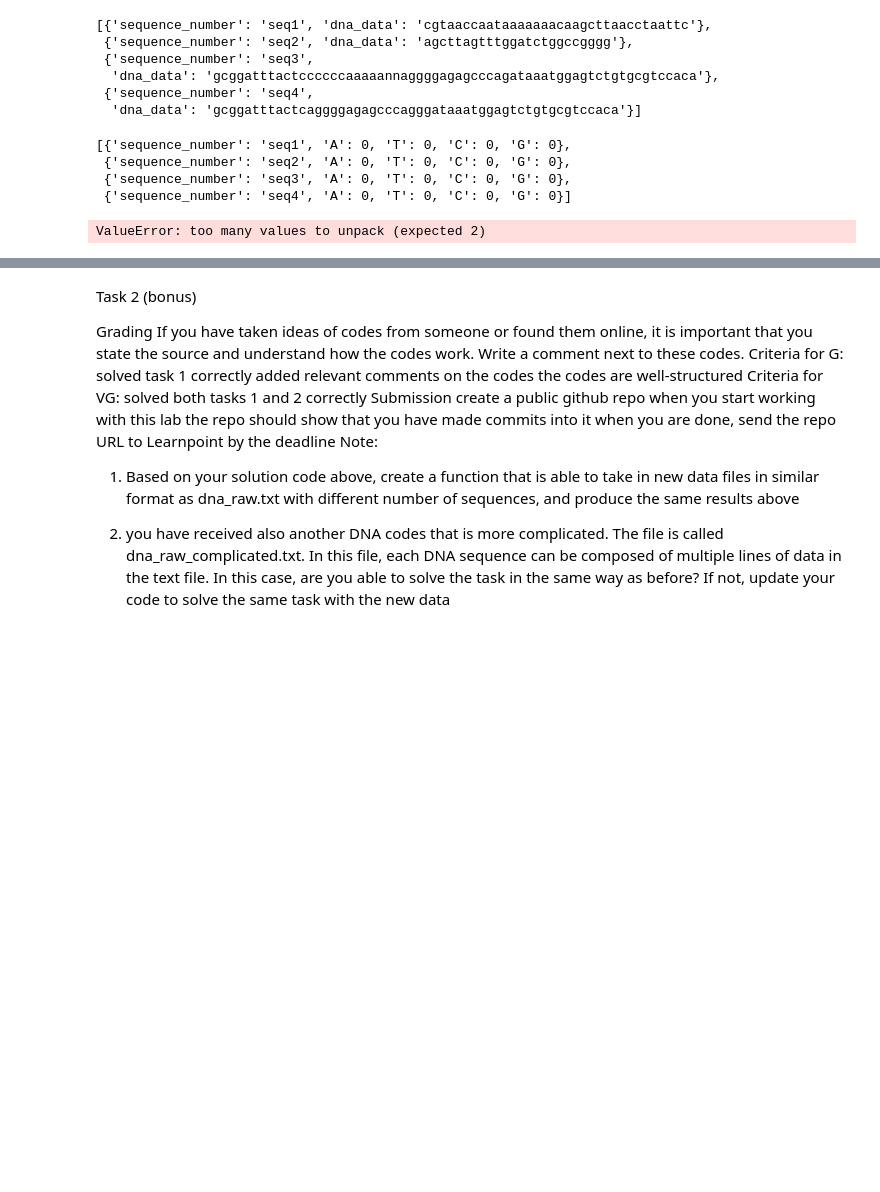
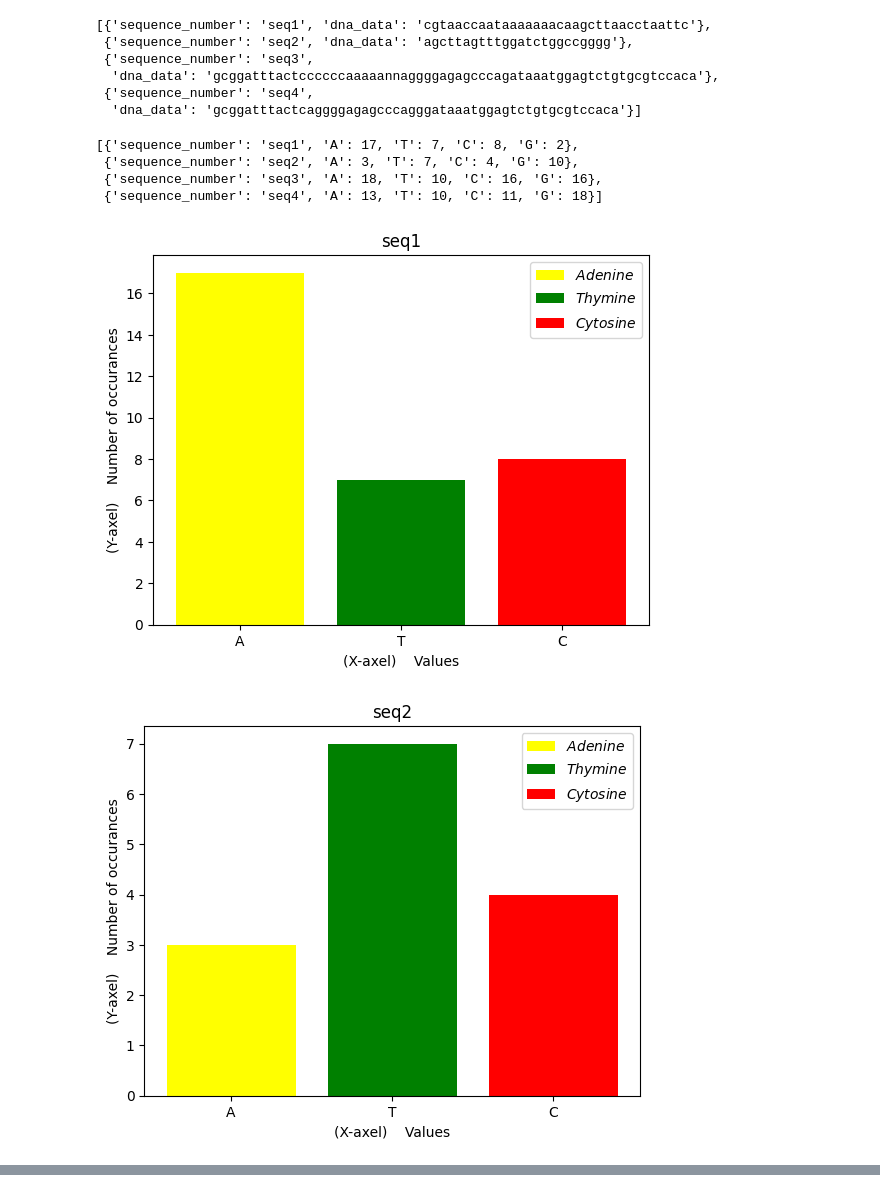
Before and after one commit to Natali-Dev/Labb_1, a Jupyter notebook: Labb_1.ipynb, the cells around one changed output, grey strips where cells are left out. Drawn from its saved outputs; the diff is of its cells as text; code cells hidden in the pictures; blank space fills up the shorter version.

Commit message:
Task 2 finished, task 1 improved

```diff
--- a/Labb_1.ipynb
+++ b/Labb_1.ipynb
@@ -89,43 +89,43 @@ for data in dict_list:                          #för varje rad/index(som en for
     seq_number = data.get("sequence_number")    #hämta nummer
     dna_data = data.get("dna_data")             #hämta datan
 
-    a = dna_data.count("a")                     #räkna hur många av varje bokstav förekommer, per varje rad
-    t = dna_data.count("t")
-    c = dna_data.count("c")
-    g = dna_data.count("g")
 
     counted_dictionary = {                      #spara i en dict, fortfarande i loopen så den sparar över för varje varv
         "sequence_number": seq_number,
-        "A": a,
-        "T": t,
-        "C": c,
-        "G": g
+        "A": dna_data.count("a"),               #räkna hur många av varje bokstav förekommer, per varje rad
+        "T": dna_data.count("t"),
+        "C": dna_data.count("c"),
+        "G": dna_data.count("g")
     }
     counted_dictionary_list.append(counted_dictionary)  #lägg till i en lista
 counted_dictionary_list
 # %% [output]
-[{'sequence_number': 'seq1', 'A': 0, 'T': 0, 'C': 0, 'G': 0},
- {'sequence_number': 'seq2', 'A': 0, 'T': 0, 'C': 0, 'G': 0},
- {'sequence_number': 'seq3', 'A': 0, 'T': 0, 'C': 0, 'G': 0},
- {'sequence_number': 'seq4', 'A': 0, 'T': 0, 'C': 0, 'G': 0}]
+[{'sequence_number': 'seq1', 'A': 17, 'T': 7, 'C': 8, 'G': 2},
+ {'sequence_number': 'seq2', 'A': 3, 'T': 7, 'C': 4, 'G': 10},
+ {'sequence_number': 'seq3', 'A': 18, 'T': 10, 'C': 16, 'G': 16},
+ {'sequence_number': 'seq4', 'A': 13, 'T': 10, 'C': 11, 'G': 18}]
 # %%
-# 3. for each sequence, graph the frequency of DNA letters for each sequence
+# # 3. for each sequence, graph the frequency of DNA letters for each sequence
 import matplotlib.pyplot as plt
+i = 0
 colors = ["yellow", "green", "red", "blue"]
-i = 0
+
 for data in counted_dictionary_list:
-    seq_number = data.get("sequence_number") #Hämta ut titeln
-    a = data.get("A")
-    t = data.get("T")
-    c = data.get("C")
-    g = data.get("G")
-    plt.title(seq_number)
-    plt.ylabel("Y-axel")
-    plt.xlabel("X-axel")
-    x = ["A", "T", "C", "G"]
-    y = [a, t, c, g]            #variablerna har värdet för varje dictionary
-    plt.bar(x, y, color=colors[i])  #byt färg på varje. kollade upp med chatgpt hur man gör det
-    plt.show()                      #kom ihåg show för att kunna visa flera fönster samtidigt, kollade upp med chatgpt hur man gör det
+    y, y1, y2, y3 = data.get("A"), data.get("T"), data.get("C"), data.get("G") #variablerna har värdet för totalsumman per bokstav för varje dictionary
+    x, x1, x2, x3 = "A", "T", "C", "G"
+
+    plt.title(data.get("sequence_number"))
+    plt.ylabel("(Y-axel)    Number of occurances")
+    plt.xlabel("(X-axel)    Values")
+    plt.bar(x,y, color = colors[0])             #X-axlarna måste vara unika för att en ny bar ska skapas!
+    plt.bar(x1,y1, color = colors[1])           #byt färg på varje. kollade upp med chatgpt hur man gör det för att hitta color =
+    plt.bar(x2,y2, color = colors[2])
+    plt.bar(x3,y3, color = colors[3])
+
+    plt.legend(["$Adenine$", "$Thymine$", "$Cytosine$", "$Guanine$"])      #Ha denna efter bar, blir samma färg som staplarna är
+    # plt.bar(x, y, color=colors[i])
+    plt.show()                              #kom ihåg show för att kunna visa flera fönster samtidigt, kollade upp med chatgpt hur man gör det
     i += 1
 # %% [output]
-ValueError: too many values to unpack (expected 2)
+[figure, added]
+[figure, added]
@@ -132,25 +133,0 @@ ValueError: too many values to unpack (expected 2)
-# %% [markdown]
-Task 2 (bonus)
-
-Grading
-If you have taken ideas of codes from someone or found them online, it is important that you state the
-source and understand how the codes work. Write a comment next to these codes.
-Criteria for G:
-solved task 1 correctly
-added relevant comments on the codes
-the codes are well-structured
-Criteria for VG:
-solved both tasks 1 and 2 correctly
-Submission
-create a public github repo when you start working with this lab
-the repo should show that you have made commits into it
-when you are done, send the repo URL to Learnpoint by the deadline
-Note:
-
-1. Based on your solution code above, create a function that is able to take in new data files in similar format as dna_raw.txt with
-different number of sequences, and produce the same results above
-
-2. you have received also another DNA codes that is more complicated. The file is called
-dna_raw_complicated.txt. In this file, each DNA sequence can be composed of multiple lines of data in
-the text file. In this case, are you able to solve the task in the same way as before? If not, update your
-code to solve the same task with the new data
```
Also changed, not shown: parts of 1 cell of this notebook, 1 other file.
